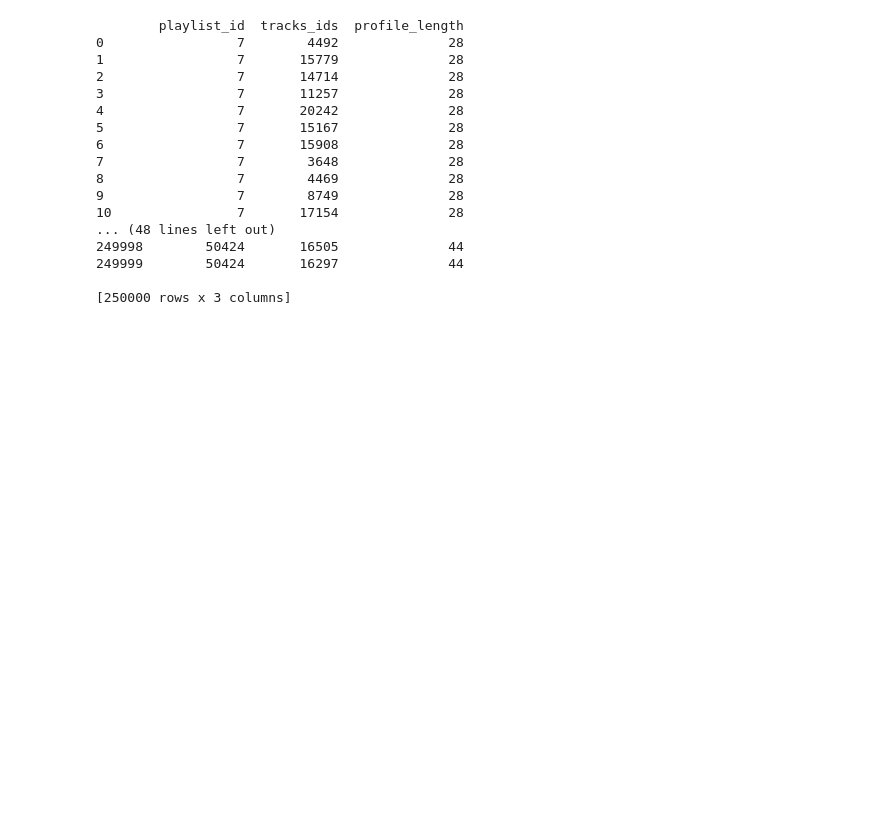
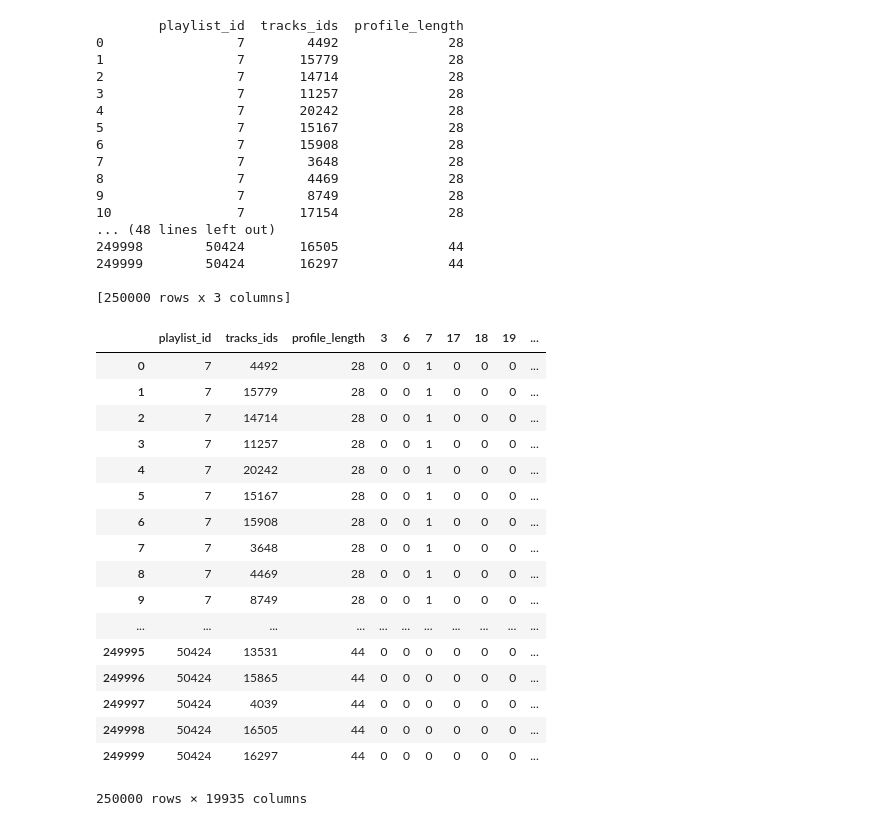
Before and after one commit to federicoparroni/RecSys, a Jupyter notebook: reranking/rerank.ipynb, the cells around one changed output. Drawn from its saved outputs; the diff is of its cells as text; code cells hidden in the pictures; blank space fills up the shorter version.

```diff
--- a/reranking/rerank.ipynb
+++ b/reranking/rerank.ipynb
@@ -97,0 +90,28 @@ del oht
+# %%
+ohp = pd.get_dummies(rec_lengths_df['playlist_id'])
+rec_lengths_df.drop(['playlist_id'], axis=1)
+
+oht = pd.get_dummies(rec_lengths_df['tracks_ids'])
+rec_lengths_df.drop(['tracks_ids'], axis=1)
+
+oh1 = pd.concat([rec_lengths_df, ohp, oht], axis=1)
+oh1
+# %% [output]
+|  | playlist_id | tracks_ids | profile_length | 3 | 6 | 7 | 17 | 18 | 19 | ... |
+| 0 | 7 | 4492 | 28 | 0 | 0 | 1 | 0 | 0 | 0 | ... |
+| 1 | 7 | 15779 | 28 | 0 | 0 | 1 | 0 | 0 | 0 | ... |
+| 2 | 7 | 14714 | 28 | 0 | 0 | 1 | 0 | 0 | 0 | ... |
+| 3 | 7 | 11257 | 28 | 0 | 0 | 1 | 0 | 0 | 0 | ... |
+| 4 | 7 | 20242 | 28 | 0 | 0 | 1 | 0 | 0 | 0 | ... |
+| 5 | 7 | 15167 | 28 | 0 | 0 | 1 | 0 | 0 | 0 | ... |
+| 6 | 7 | 15908 | 28 | 0 | 0 | 1 | 0 | 0 | 0 | ... |
+| 7 | 7 | 3648 | 28 | 0 | 0 | 1 | 0 | 0 | 0 | ... |
+| 8 | 7 | 4469 | 28 | 0 | 0 | 1 | 0 | 0 | 0 | ... |
+| 9 | 7 | 8749 | 28 | 0 | 0 | 1 | 0 | 0 | 0 | ... |
+| ... | ... | ... | ... | ... | ... | ... | ... | ... | ... | ... |
+| 249995 | 50424 | 13531 | 44 | 0 | 0 | 0 | 0 | 0 | 0 | ... |
+| 249996 | 50424 | 15865 | 44 | 0 | 0 | 0 | 0 | 0 | 0 | ... |
+| 249997 | 50424 | 4039 | 44 | 0 | 0 | 0 | 0 | 0 | 0 | ... |
+| 249998 | 50424 | 16505 | 44 | 0 | 0 | 0 | 0 | 0 | 0 | ... |
+| 249999 | 50424 | 16297 | 44 | 0 | 0 | 0 | 0 | 0 | 0 | ... |
+250000 rows × 19935 columns
```
Also changed, not shown: parts of 6 cells of this notebook.
